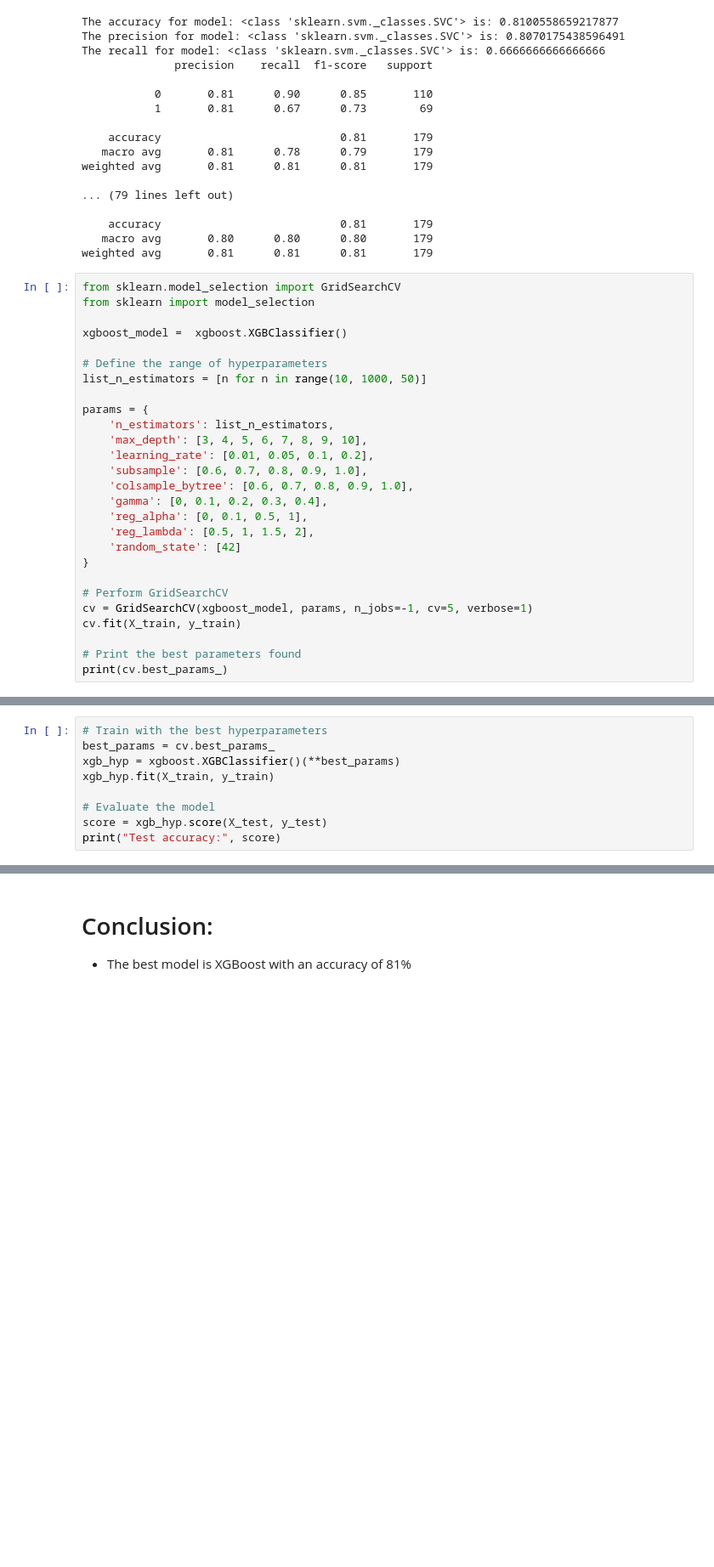
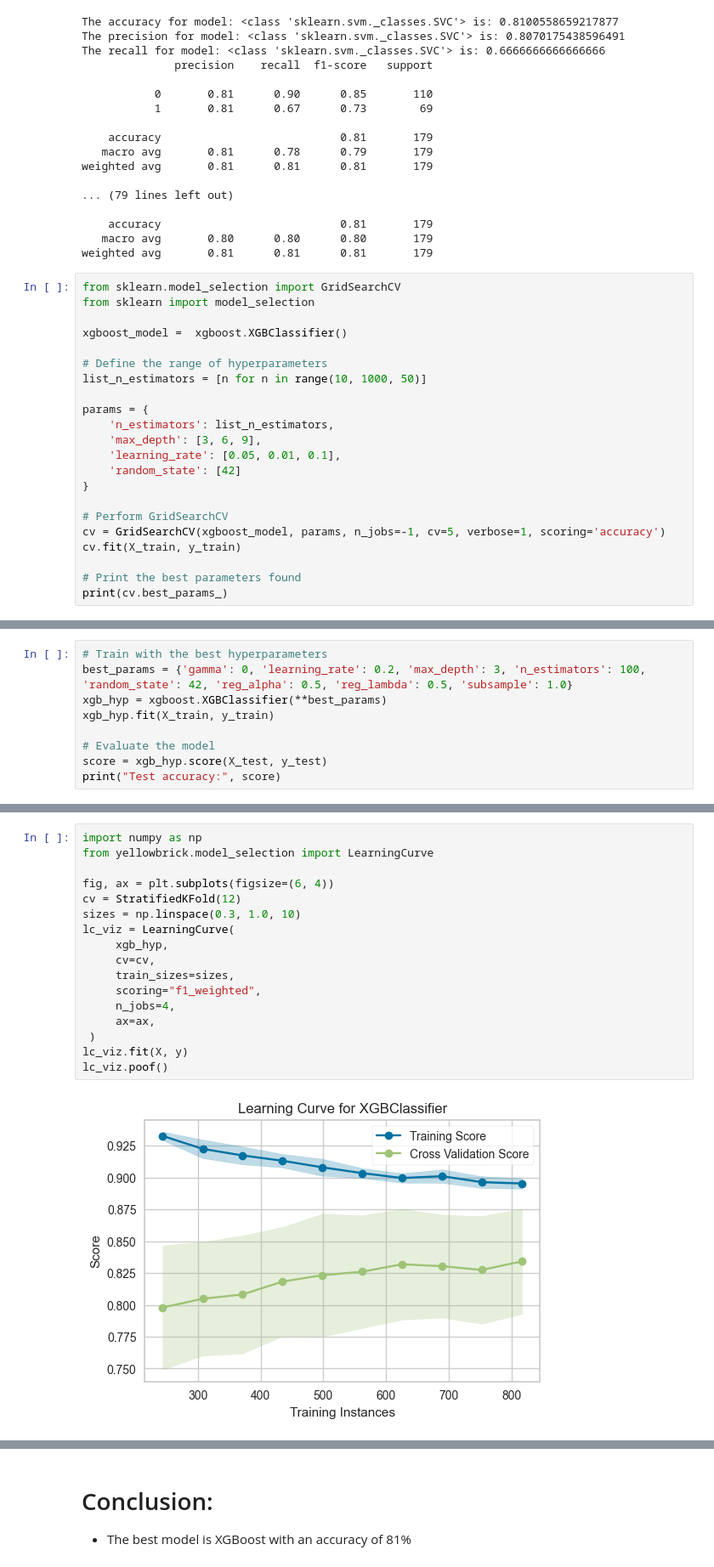
Before and after one commit to jonjimenez99/Portafolio, a Jupyter notebook: Classification_ML/Titanic_Classification.ipynb, the cells around one changed output, grey strips where cells are left out. Shown: that part at 85% size. Drawn from its saved outputs; the diff is of its cells as text; blank space fills up the shorter version.

Commit message:
Add learning curve

```diff
--- a/Classification_ML/Titanic_Classification.ipynb
+++ b/Classification_ML/Titanic_Classification.ipynb
@@ -516,18 +516,13 @@ list_n_estimators = [n for n in range(10, 1000, 50)]
 
 params = {
     'n_estimators': list_n_estimators,
-    'max_depth': [3, 4, 5, 6, 7, 8, 9, 10],
-    'learning_rate': [0.01, 0.05, 0.1, 0.2],
-    'subsample': [0.6, 0.7, 0.8, 0.9, 1.0],
-    'colsample_bytree': [0.6, 0.7, 0.8, 0.9, 1.0],
-    'gamma': [0, 0.1, 0.2, 0.3, 0.4],
-    'reg_alpha': [0, 0.1, 0.5, 1],
-    'reg_lambda': [0.5, 1, 1.5, 2],
+    'max_depth': [3, 6, 9],
+    'learning_rate': [0.05, 0.01, 0.1],
     'random_state': [42]
 }
 
 # Perform GridSearchCV
-cv = GridSearchCV(xgboost_model, params, n_jobs=-1, cv=5, verbose=1)
+cv = GridSearchCV(xgboost_model, params, n_jobs=-1, cv=5, verbose=1, scoring='accuracy')
 cv.fit(X_train, y_train)
 
 # Print the best parameters found
@@ -537,7 +530,7 @@ Fitting 5 folds for each of 1280000 candidates, totalling 6400000 fits
 # %%
 # Train with the best hyperparameters
-best_params = cv.best_params_
-xgb_hyp = xgboost.XGBClassifier()(**best_params)
+best_params = {'gamma': 0, 'learning_rate': 0.2, 'max_depth': 3, 'n_estimators': 100, 'random_state': 42, 'reg_alpha': 0.5, 'reg_lambda': 0.5, 'subsample': 1.0}
+xgb_hyp = xgboost.XGBClassifier(**best_params)
 xgb_hyp.fit(X_train, y_train)
 
 # Evaluate the model
@@ -574,0 +563,19 @@ roc_viz.poof()
+# %%
+import numpy as np
+from yellowbrick.model_selection import LearningCurve
+
+fig, ax = plt.subplots(figsize=(6, 4))
+cv = StratifiedKFold(12)
+sizes = np.linspace(0.3, 1.0, 10)
+lc_viz = LearningCurve(
+     xgb_hyp,
+     cv=cv,
+     train_sizes=sizes,
+     scoring="f1_weighted",
+     n_jobs=4,
+     ax=ax,
+ )
+lc_viz.fit(X, y)
+lc_viz.poof()
+# %% [output]
+[figure, added]
```
Also changed, not shown: parts of 7 cells of this notebook.
